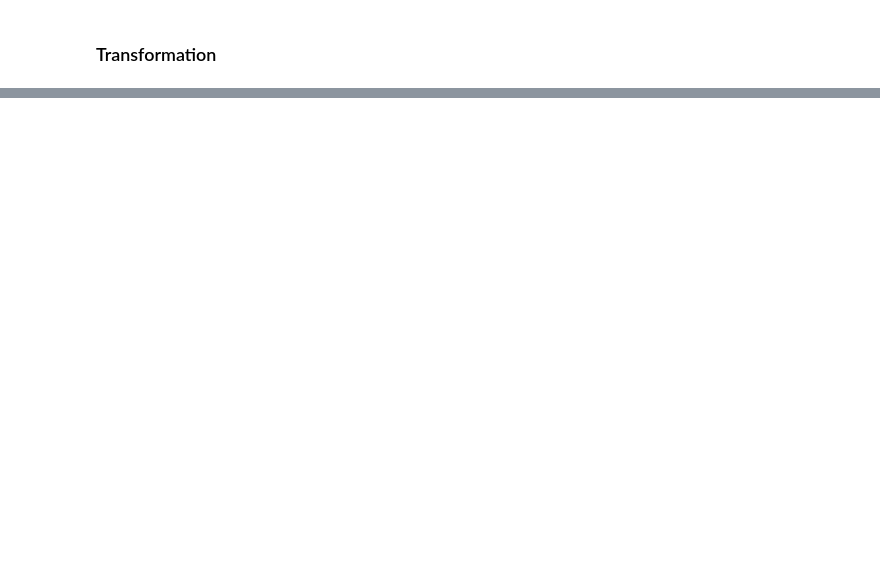
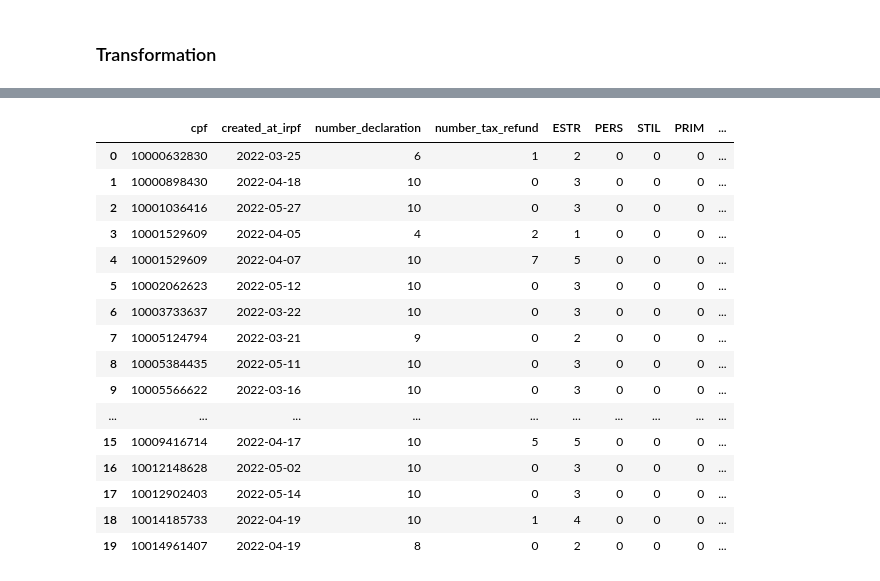
Before and after one commit to jardesonbarbosa-openco/fs_preprocessing, a Jupyter notebook: notebooks/data_analysis.ipynb, the cells around one changed output, grey strips where cells are left out. Saved outputs shown, nothing was run; the diff lists cells and outputs as text; code cells hidden in the pictures; blank space fills up the shorter version.

```diff
--- a/notebooks/data_analysis.ipynb
+++ b/notebooks/data_analysis.ipynb
@@ -25,3 +40,6 @@ df = pd.read_csv(path, sep=';', parse_dates=['created_at_irpf', 'created_at_loan
 # %%
 path = '../data/Dicionario_Grafia_Banco_SRF-v14.sav'
 bank_df = pd.read_spss(path)
+bank_df = bank_df.rename(columns={
+    'BankName': 'bank',
+    'Codigo_Banco': 'bank_code'})
@@ -31,3 +46,9 @@ branch_df = pd.read_spss(path)
+# %%
+path = '../data/bank_branch.parquet'
+branch_df = pd.read_parquet(path)
+branch_df = branch_df.rename(columns={
+    'Bank': 'bank_code',
+    'Branch': 'branch'})
 # %%
 df.head()
 # %% [output]
@@ -329,0 +273,42 @@ df.head()
+# %%
+gp_estr = df.groupby(['cpf', 'created_at_irpf']).agg(
+                number_declaration=('tax_report_data', 'count'),
+                number_tax_refund=('irpf_tax_refund', 'sum')
+                ).reset_index()
+
+gp_estr['ESTR'] = set_star_number(gp_estr.number_declaration.values, gp_estr.number_tax_refund.values)
+# %%
+branch_codes = ['PERS', 'STIL', 'PRIM', 'OUTR', 'HSBC', 'VANG', 'UNIC', 'ESPA', 'PRIV']
+
+dtypes = {
+    'branch_code': pd.CategoricalDtype(categories=branch_codes)
+}
+
+gp_branch = pd.get_dummies(df.astype(dtypes),
+                columns=['branch_code'],
+                prefix='',
+                prefix_sep='').groupby(
+                    ['cpf', 'created_at_irpf']
+                    )[branch_codes].sum().reset_index()
+# %%
+gp_estr.merge(
+    gp_branch,
+    on=['cpf', 'created_at_irpf'], how='left').head(20)
+# %% [output]
+|  | cpf | created_at_irpf | number_declaration | number_tax_refund | ESTR | PERS | STIL | PRIM | ... |
+| 0 | 10000632830 | 2022-03-25 | 6 | 1 | 2 | 0 | 0 | 0 | ... |
+| 1 | 10000898430 | 2022-04-18 | 10 | 0 | 3 | 0 | 0 | 0 | ... |
+| 2 | 10001036416 | 2022-05-27 | 10 | 0 | 3 | 0 | 0 | 0 | ... |
+| 3 | 10001529609 | 2022-04-05 | 4 | 2 | 1 | 0 | 0 | 0 | ... |
+| 4 | 10001529609 | 2022-04-07 | 10 | 7 | 5 | 0 | 0 | 0 | ... |
+| 5 | 10002062623 | 2022-05-12 | 10 | 0 | 3 | 0 | 0 | 0 | ... |
+| 6 | 10003733637 | 2022-03-22 | 10 | 0 | 3 | 0 | 0 | 0 | ... |
+| 7 | 10005124794 | 2022-03-21 | 9 | 0 | 2 | 0 | 0 | 0 | ... |
+| 8 | 10005384435 | 2022-05-11 | 10 | 0 | 3 | 0 | 0 | 0 | ... |
+| 9 | 10005566622 | 2022-03-16 | 10 | 0 | 3 | 0 | 0 | 0 | ... |
+| ... | ... | ... | ... | ... | ... | ... | ... | ... | ... |
+| 15 | 10009416714 | 2022-04-17 | 10 | 5 | 5 | 0 | 0 | 0 | ... |
+| 16 | 10012148628 | 2022-05-02 | 10 | 0 | 3 | 0 | 0 | 0 | ... |
+| 17 | 10012902403 | 2022-05-14 | 10 | 0 | 3 | 0 | 0 | 0 | ... |
+| 18 | 10014185733 | 2022-04-19 | 10 | 1 | 4 | 0 | 0 | 0 | ... |
+| 19 | 10014961407 | 2022-04-19 | 8 | 0 | 2 | 0 | 0 | 0 | ... |
```
Also changed, not shown: parts of 13 cells of this notebook, 1 other file.
